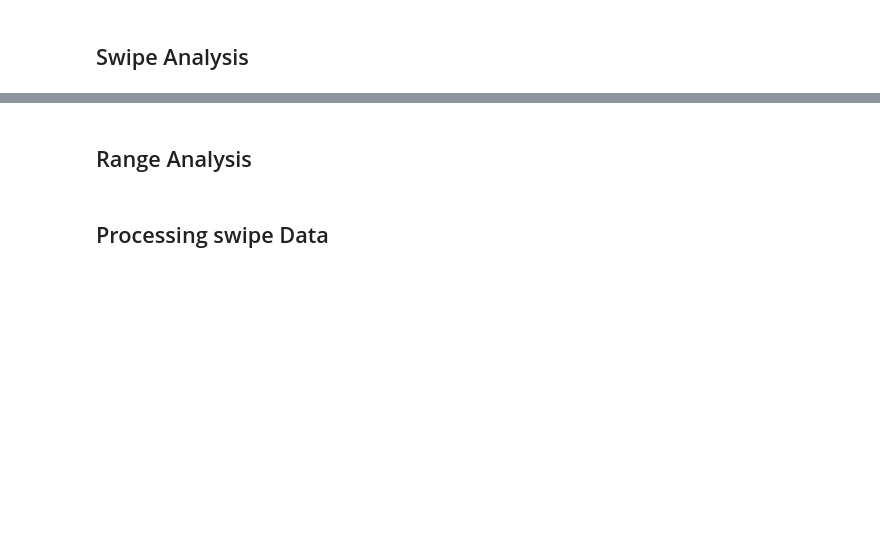
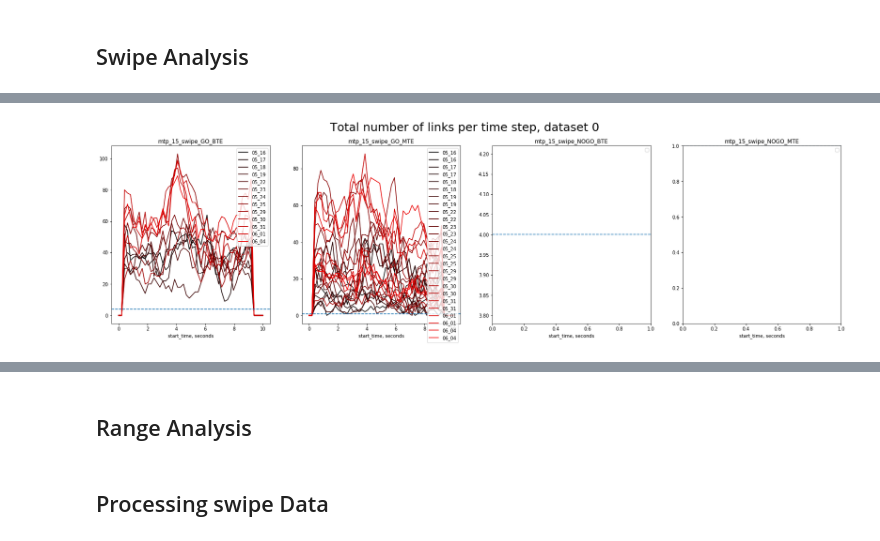
Before and after one commit to aleksejs-fomins/nest-mesoscopic-metric-test, a Jupyter notebook: codes/analysis_real/swipe-analysis.ipynb, the cells around one changed output, grey strips where cells are left out. Drawn from its saved outputs; the diff is of its cells as text; code cells hidden in the pictures; blank space fills up the shorter version.

```diff
--- a/codes/analysis_real/swipe-analysis.ipynb
+++ b/codes/analysis_real/swipe-analysis.ipynb
@@ -78,0 +95,19 @@ print("By Mouse    :::", {k: mouse_names.count(k) for k in set(mouse_names)})
+# %%
+datafilesets = []
+basenamesets = []
+statistics = []
+
+# GUI: Select videos for training
+pwd_tmp = "./"
+datafilenames = None
+while datafilenames != ['']:
+    datafilenames = gui_fnames("IDTXL swipe result files...", directory=pwd_tmp, filter="HDF5 Files (*.h5)")
+    if datafilenames != ['']:
+        print("Total user files in dataset", len(datafilesets), "is", len(datafilenames))
+
+        pwd_tmp = os.path.dirname(datafilenames[0])  # Next time choose from parent folder
+        datafilesets += [np.array(datafilenames)]
+        basenamesets += [np.array([os.path.basename(name) for name in datafilenames])]
+        statistics += [getStatistics(basenamesets[-1])]
+
+print('Done')
@@ -120,0 +152,72 @@ for i, trial in enumerate(["ALL"]):#["GO","NOGO"]):
+# %%
+#################################
+# time : Total Number of links
+#################################
+
+for iDataSet, (datafilenames, basenames, stat) in enumerate(zip(datafilesets, basenamesets, statistics)):
+    tflist = getTitlesAndIndices(stat, 'mtp_15', ["GO","NOGO"], ["BTE","MTE"], "swipe")
+    nPlots = len(tflist)
+
+    fig, ax = plt.subplots(nrows=1, ncols=nPlots, figsize=(7*nPlots, 7))
+    fig.suptitle('Total number of links per time step, dataset '+str(iDataSet), fontsize=25)
+
+    for idxPlot, (pTitle, idxs_ths) in enumerate(tflist):
+        nFiles = np.sum(idxs_ths)
+        print(nFiles)
+        for idxFile, (fname, basename) in enumerate(zip(datafilenames[idxs_ths], basenames[idxs_ths])):
+            #print("Processing file: ", basename)
+            te, lag, p = getData(fname)
+
+            times = 0.2 * np.linspace(0, te.shape[2], te.shape[2])
+            totalConnPerTime = [np.sum(1-np.isnan(te[:,:,i]).astype(int)) for i in range(te.shape[2])]
+
+            print(idxPlot, idxFile)
+            ax[idxPlot].plot(times, totalConnPerTime, label=basename[12:17], color=((idxFile / nFiles), 0, 0))
+
+        ax[idxPlot].set_title(pTitle)
+        ax[idxPlot].axhline(y=4 if "BTE" in pTitle else 1, linestyle="--")
+        ax[idxPlot].set_xlabel("start_time, seconds")
+        ax[idxPlot].legend()
+
+# #################################
+# # Session : Total number of links
+# #################################
+# ranges_sec = {'TEX' : (2.0, 3.5), 'LIK' : (3.5, 6.0)}
+# ranges_frame = {k : np.round((np.array(v) / 10.0 * 50)).astype(int) for k,v in ranges_sec.items()}
+# print(ranges_frame)
+
+# for rng_name, rng in ranges_frame.items():
+#     fig, ax = plt.subplots(nrows=1, ncols=nPlots, figsize=(7*nPlots, 7))
+#     fig.suptitle('Total number of links per session during '+rng_name, fontsize=25)
+
+#     for idxPlot, (pTitle, idxs_ths) in enumerate(tflist):
+#         totalConnPerSession = []
+#         for idxFile, (fname, basename) in enumerate(zip(datafilenames[idxs_ths], basenames[idxs_ths])):
+#             #print("Processing file: ", basename)
+#             te, lag, p = getData(fname)
+
+#             te_rng = te[:,:,rng[0]:rng[1]]
+#             totalConnPerSession += [np.sum(1-np.isnan(te_rng).astype(int))]
+
+#         ax[idxPlot].plot(totalConnPerSession)
+#         ax[idxPlot].set_title(pTitle)
+#         ax[idxPlot].set_xticks(list(range(np.sum(idxs_ths))))
+#         ax[idxPlot].set_xticklabels([bname[12:17] for bname in basenames[idxs_ths]])
+
+
+
+#totalConnPerConn[-1][-1].append(np.sum(1-np.isnan(te).astype(int), axis=2).flatten()  / (te.shape[0]**2 - te.shape[0]))
+# fig2, ax2 = plt.subplots(nrows=2, ncols=2, figsize=(15,15))
+# for i, trial in enumerate(["GO","NOGO"]):#in enumerate(["ALL"]):
+#     ax1[i][0].set_ylabel(trial)
+#     for j, method in enumerate(["BTE","MTE"]):
+
+#         ax2[i][j].set_xlabel("connection index, sorted")
+#         ax2[i][j].set_ylabel("Frequency of occurence")
+
+#         thisConn = np.array(totalConnPerConn[i][j])
+#         sortedArgs = np.flip(np.argsort(np.sum(thisConn, axis=0)))
+
+#         for conn in totalConnPerConn[i][j]:
+#             ax2[i][j].plot(conn[sortedArgs], '.')
+# %% [output]
@@ -120,0 +271 @@ for i, trial in enumerate(["ALL"]):#["GO","NOGO"]):
+[figure, added]
```
Also changed, not shown: parts of 8 cells of this notebook, 2 other files.
